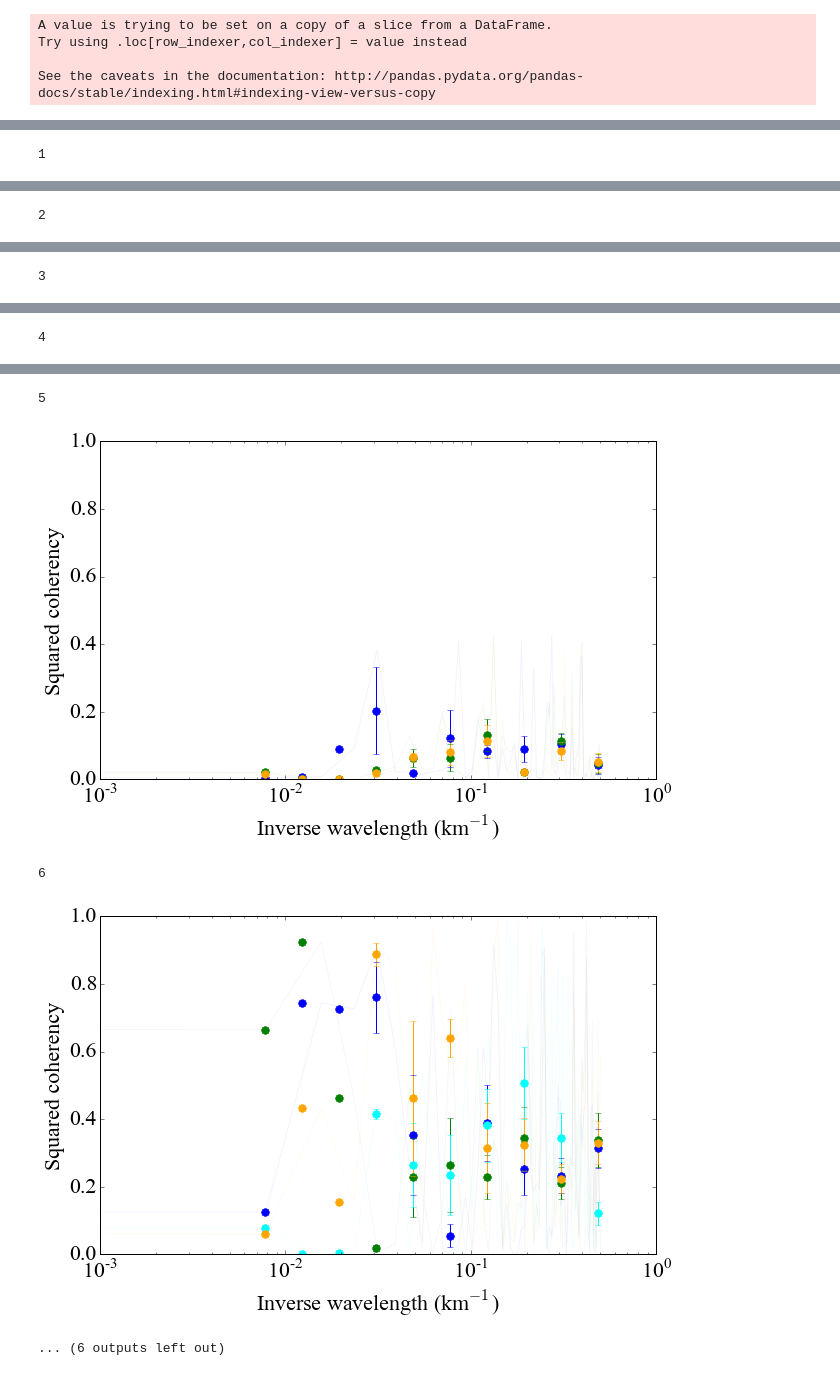
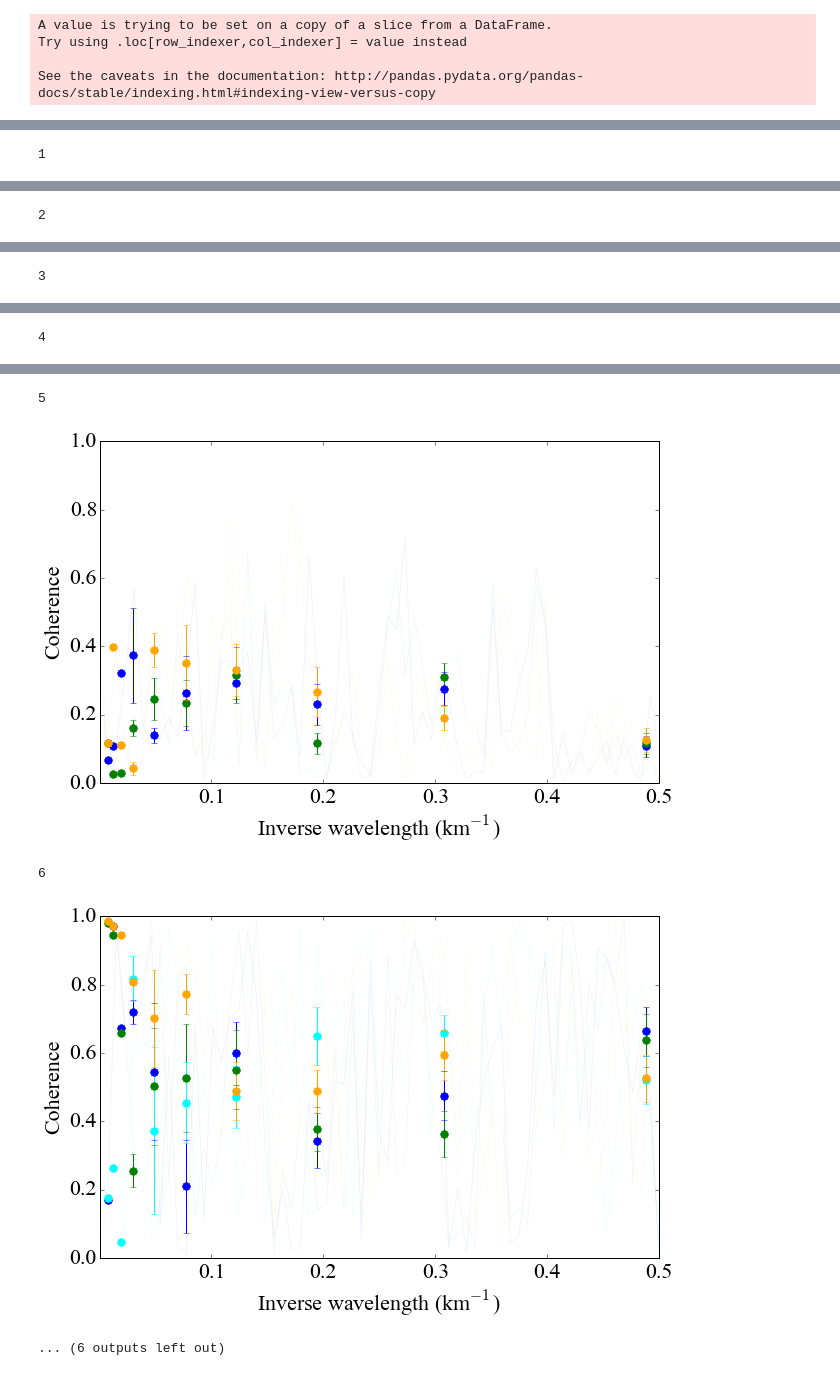
Before and after one commit to sophieclayton/KM1304_lengthscales, a Jupyter notebook: analysis/KM1304_csd.ipynb, the cells around one changed output, grey strips where cells are left out. Saved outputs shown, nothing was run; the diff lists cells and outputs as text; code cells hidden in the pictures.

```diff
--- a/analysis/KM1304_csd.ipynb
+++ b/analysis/KM1304_csd.ipynb
@@ -249,11 +250,15 @@ def csdbin(cxy, f, bins, bin_mid):
 # import mega dataset
 filePath = '/Users/archie/Google Drive/seaflow_data/KM1_abun_sds_opp.csv'
 data = pd.read_csv(filePath, sep=',')
-print data.columns
+
 
 filePath = r'/Users/archie/Google Drive/seaflow_data/sds_depth.csv'
 depth = pd.read_csv(filePath)
 
 filePath = r'/Users/archie/Google Drive/seaflow_data/sds_dist2coast.csv'
 dcoast = pd.read_csv(filePath)
+
+filePath = '/Users/archie/Google Drive/seaflow_data/KM1_chl.csv'
+chl = pd.read_csv(filePath, sep=',')
+print chl.columns
 # %% [output]
@@ -277,14 +274,15 @@ data = data[(data['cruise']=='KiloMoana_1')]
 # sort the dataframe so that it is in date/time order
 data = pd.merge(data, depth, on=['cruise','file_time'], how='inner')
 data = pd.merge(data, dcoast, on=['cruise','file_time'], how='inner')
+data = pd.merge(data, chl, on=['cruise','file_time'], how='inner')
 data = data.sort_values(by = ['cruise', 'file_time'],ascending=[1, 1])
 data = data.reset_index(drop=True)
 
 # now we have a dataframe with the total alongtrack distance for each cruise,
 # and the distance between points for each file.
 
-clean = data[['cruise', 'file_time', 'lon', 'lon_e', 'lat', 'depth', 'dcoast', 'salinity', 'ocean_tmp', 'density', 'pico', 'synecho', 'picoeuk']]
-#clean['tot_chl'] = data['tot_chl']#/(data['file_duration']*data['opp.evt']*data['flow_rate'])
+clean = data[['cruise', 'file_time', 'lon', 'lon_e', 'lat', 'depth', 'dcoast', 'salinity', 'ocean_tmp', 'density', 'pico', 'synecho', 'picoeuk', 'chl']]
+clean['tot_chl'] = data['tot_chl']#/(data['file_duration']*data['opp.evt']*data['flow_rate'])
 clean = clean.sort_values(by = ['cruise', 'file_time'],ascending=[1, 1])
 clean['dom_group']= clean.apply(most_abundant, axis =1)
 clean = distance(clean)
@@ -301,8 +299,8 @@ segments = tracks(clean)
 # now do the length scale analysis
 # interpolate the data, detrend it using the low pass filter, then find the decorrelation scales
 # loop over each segment
-var = ['lat', 'lon', 'tot_chl', 'ocean_tmp', 'salinity', 'density', 'synecho', 'pico', 'picoeuk','depth', 'dcoast']
-var2 = ['tot_chl', 'ocean_tmp', 'salinity', 'density', 'synecho', 'pico', 'picoeuk']
+var = ['lat', 'lon', 'tot_chl', 'chl', 'ocean_tmp', 'salinity', 'density', 'synecho', 'pico', 'picoeuk','depth', 'dcoast']
+var2 = ['chl', 'tot_chl', 'ocean_tmp', 'salinity', 'density', 'synecho', 'pico', 'picoeuk']
 # %%
 for i in range(1, len(segments)+1):
     a = segments['start'][i]
@@ -322,7 +320,7 @@ for i in range(1, len(segments)+1):
     # change tmp to tmp4 to analyse the despiked version
     tmp1 = detrenddata(tmp, var2)
     print i
-    csd_var = ['ocean_tmp','density']
+    csd_var = ['chl','density']
     a = tmp1[csd_var[0]]
     b = tmp1[csd_var[1]]
 
@@ -364,7 +362,7 @@ for i in range(1, len(segments)+1):
     # change tmp to tmp4 to analyse the despiked version
     tmp1 = detrenddata(tmp, var2)
     print i
-    csd_var = ['density', 'synecho', 'picoeuk', 'pico', 'tot_chl']
+    csd_var = ['ocean_tmp', 'synecho', 'picoeuk', 'pico', 'chl']
     a = tmp1[csd_var[0]]
     b = tmp1[csd_var[1]]
     c = tmp1[csd_var[2]]
@@ -372,39 +370,43 @@ for i in range(1, len(segments)+1):
     e = tmp1[csd_var[4]]
 
     f, Cxy = signal.coherence(a, b, fs, nperseg = 128, detrend = False, window='hanning')
+    fp, Pxy = signal.csd(a, b, fs, window = 'hanning')
     f, Cxy2 = signal.coherence(a, c, fs, nperseg = 128, detrend = False, window='hanning')
+    fp, Pxy2 = signal.csd(a, c, fs, window = 'hanning')
     f, Cxy3 = signal.coherence(a, d, fs, nperseg = 128, detrend = False, window='hanning')
+    fp, Pxy3 = signal.csd(a, d, fs, window = 'hanning')
     f, Cxy4 = signal.coherence(a, e, fs, nperseg = 128, detrend = False, window='hanning')
+    fp, Pxy4 = signal.csd(a, e, fs, window = 'hanning')
 
 
     k_bins = 10 ** (0.2 * np.arange(15))
     k_bin_mid = k_bins[:(len(k_bins)-1)] + np.diff(k_bins)/2
 
-    binned, bin_std = csdbin(Cxy**2, f, k_bins, k_bin_mid)
-    binned2, bin_std2 = csdbin(Cxy2**2, f, k_bins, k_bin_mid)
-    binned3, bin_std3 = csdbin(Cxy3**2, f, k_bins, k_bin_mid)
-    binned4, bin_std4 = csdbin(Cxy4**2, f, k_bins, k_bin_mid)
+    binned, bin_std = csdbin(Cxy, f, k_bins, k_bin_mid)
+    binned2, bin_std2 = csdbin(Cxy2, f, k_bins, k_bin_mid)
+    binned3, bin_std3 = csdbin(Cxy3, f, k_bins, k_bin_mid)
+    binned4, bin_std4 = csdbin(Cxy4, f, k_bins, k_bin_mid)
 
     plt.figure(figsize=(9, 6), dpi = 600)
     plt.errorbar(1/k_bin_mid, binned, yerr = bin_std, fmt='.', color='b', markersize=15)
-    plt.semilogx(f, Cxy**2, 'b', alpha = 0.05)
+    plt.plot(f, Cxy, 'b', alpha = 0.05)
 
     plt.errorbar(1/k_bin_mid, binned2, yerr = bin_std2, fmt='.', color='g', markersize=15)
-    plt.semilogx(f, Cxy2**2, 'g', alpha = 0.05)
+    plt.plot(f, Cxy2, 'g', alpha = 0.05)
 
     plt.errorbar(1/k_bin_mid, binned3, yerr = bin_std3, fmt='.', color='cyan', markersize=15)
-    plt.semilogx(f, Cxy3**2, 'cyan', alpha = 0.05)
+    plt.plot(f, Cxy3, 'cyan', alpha = 0.05)
 
     plt.errorbar(1/k_bin_mid, binned4, yerr = bin_std4, fmt='.', color='orange', markersize=15)
-    plt.semilogx(f, Cxy4**2, 'orange', alpha = 0.05)
+    plt.plot(f, Cxy4, 'orange', alpha = 0.05)
 
-    plt.xscale('log')
-    plt.axis([0.001, 1, 0, 1])
+    #plt.xscale('log')
+    plt.axis([0.001, 0.5, 0, 1])
 
     plt.tick_params(axis='both', which='major', labelsize=22)
     plt.tick_params(axis='both', which='minor', labelsize=22)
     plt.xlabel('Inverse wavelength (km$^{-1}$)', fontsize = 22)
-    plt.ylabel('Squared coherency', fontsize = 22)
+    plt.ylabel('Coherence', fontsize = 22)
     plt.show()
 
     del tmp, tmp1
@@ -420,5 +422,5 @@ for i in range(1, len(segments)+1):
 5
-[figure, old version]
+[figure, new version]
 6
-[figure, old version]
+[figure, new version]
 ... (6 outputs left out)
```
Also changed, not shown: parts of 4 cells of this notebook, 1 other file.
